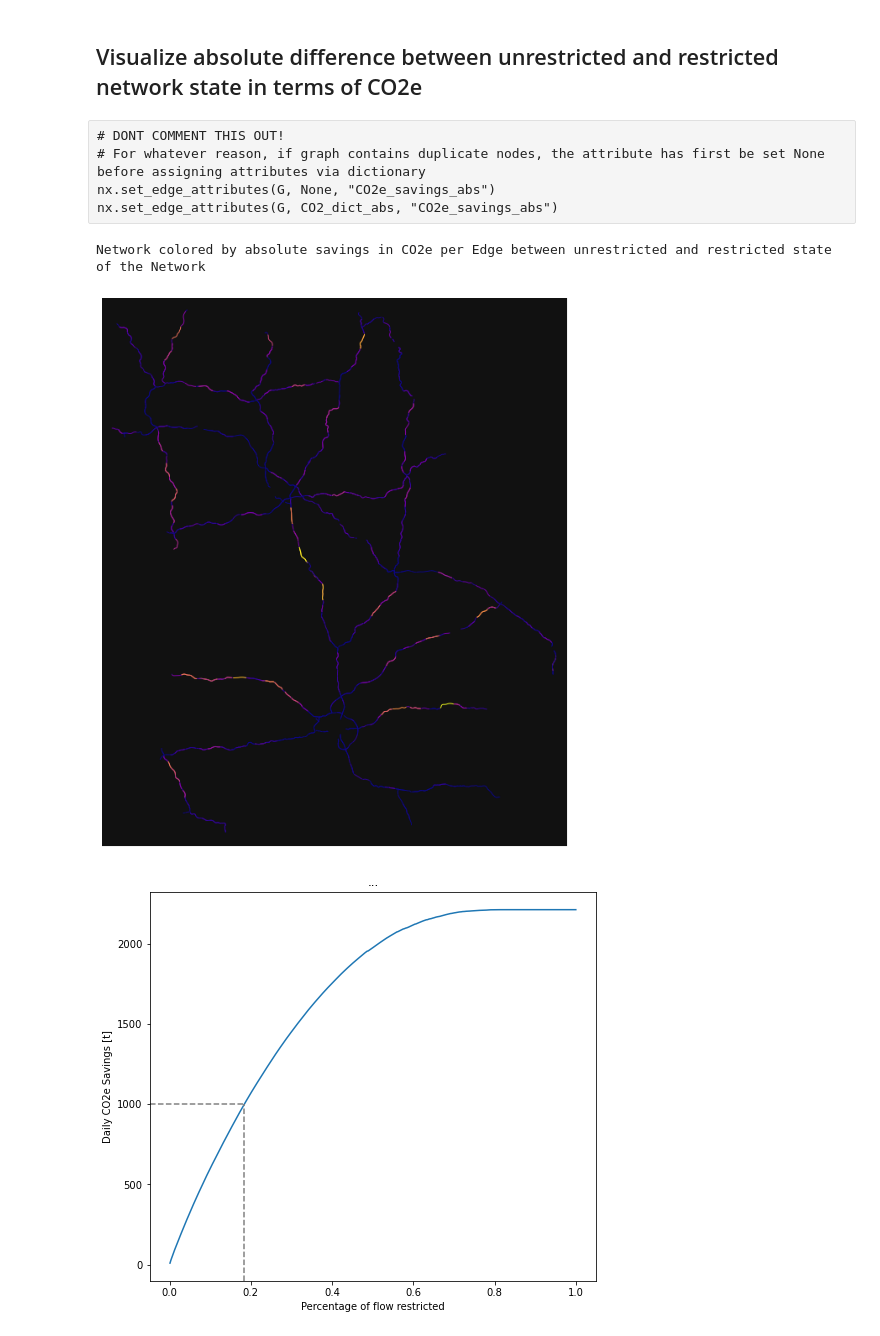
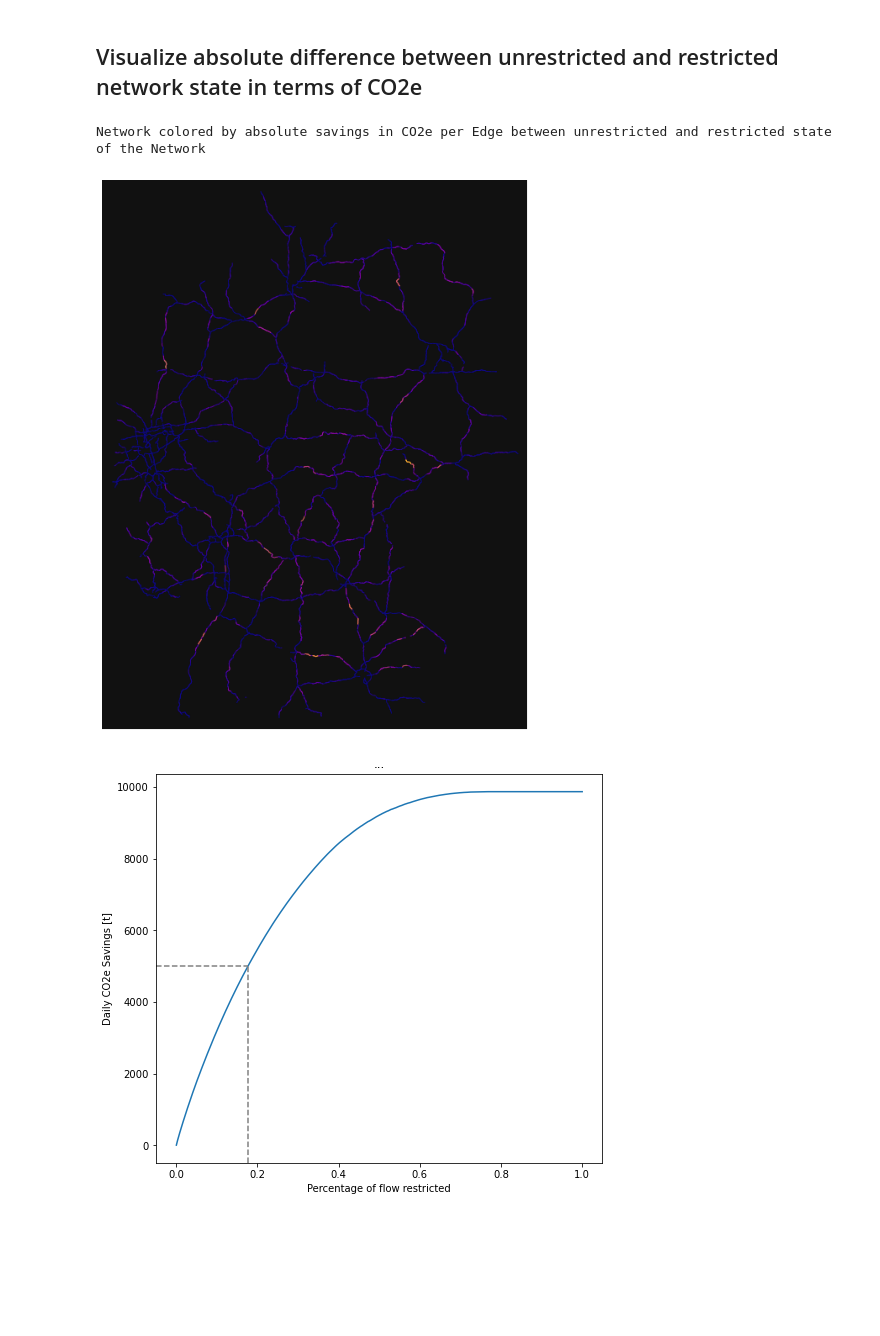
Before and after one commit to jpkunkler/motorway-speedlimit-research, a Jupyter notebook: Germany Road Network Analysis.ipynb, the cells around one changed output. Cells and saved outputs as stored; diff of their text form; code cells hidden in the pictures; blank space fills up the shorter version.

Commit message:
adapted logic and api call for Germany

```diff
--- a/Germany Road Network Analysis.ipynb
+++ b/Germany Road Network Analysis.ipynb
@@ -159,14 +166,24 @@ def get_edge_TomTom_Attribute(requestedTime="16:00", requestedAttribute="travelS
 # %%
-def getSpeedLimitFromList(l):
-    int_speeds = []
-    for val in l:
-        if val != "none" and val != "signals":
-            int_speeds.append(int(val))
+def getSpeedLimit(l):
 
-    if len(int_speeds) > 0:
-        speedlimit = max(int_speeds)
+    speedlimit = 10000
+
+    if isinstance(l, list):
+        int_speeds = []
+        for val in l:
+            if isfloat(val):
+                int_speeds.append(int(val))
+
+        if len(int_speeds) > 0:
+            speedlimit = max(int_speeds)
+        else:
+            return 10000
     else:
-        return 10000
+        if isfloat(l):
+            speedlimit = l
+        if "signal" in l.lower():
+            speedlimit = 120 # assumption
+
 
     return speedlimit
 # %%
@@ -590,0 +608,3 @@ dfObj.to_csv("all_routes_germany.csv", index=False)
+# %%
+dfObj = pd.read_csv("all_routes_germany.csv", converters={"route": lambda x: [x for x in map(int, x.strip("[]").replace("'","").split(", "))],
+                                                         "leg_list": lambda x: [x for x in map(int, x.strip("[]").replace("'","").split(", "))]})
@@ -1323,12 +1368,7 @@ totalCarQuantity = 0
 for e, speedlimit in nx.get_edge_attributes(G,"maxspeed").items():
     if G.edges[e]["highway"] == "motorway":
 
-        if speedlimit == "none":
-            speedlimit = 10000
-        if speedlimit == "signals":
-            speedlimit = 120 # assumption
-        if isinstance(speedlimit, list):
-            speedlimit = getSpeedLimitFromList(speedlimit)
+        speedlimit = getSpeedLimit(speedlimit)
 
         if int(speedlimit) <= threshold:
             motorway_length_under_threshold += G.edges[e]["length"]
@@ -1739,11 +1774,11 @@ for e in G.edges():
         CO2_dict_abs[(*e, 0)] = abs_diff
     else:
         CO2_dict_abs[(*e, 0)] = None
-# %% [raw]
-# DONT COMMENT THIS OUT!
-# For whatever reason, if graph contains duplicate nodes, the attribute has first be set None before assigning attributes via dictionary
-nx.set_edge_attributes(G, None, "CO2e_savings_abs")
-nx.set_edge_attributes(G, CO2_dict_abs, "CO2e_savings_abs")
+# %%
+# DONT COMMENT THIS OUT!
+# For whatever reason, if graph contains duplicate nodes, the attribute has first be set None before assigning attributes via dictionary
+nx.set_edge_attributes(G, None, "CO2e_savings_abs")
+nx.set_edge_attributes(G, CO2_dict_abs, "CO2e_savings_abs")
 # %%
 print("Network colored by absolute savings in CO2e per Edge between unrestricted and restricted state of the Network")
 ec = ox.plot.get_edge_colors_by_attr(G, attr='CO2e_savings_abs', cmap='plasma', na_color="None", equal_size=True)
@@ -1751,7 +1786,7 @@ fig, ax = ox.plot_graph(G, edge_color=ec, edge_linewidth=1, node_size=0, figsize
 #fig.savefig("test.png", dpi=1000)
 # %% [output]
 Network colored by absolute savings in CO2e per Edge between unrestricted and restricted state of the Network
-[figure, old version]
+[figure, new version]
 # %%
 test = nx.get_edge_attributes(G, "CO2e_savings_abs")
 # %%
@@ -1784,31 +1819,31 @@ co2DF["cumulatedRestrictedFlow"] = co2DF["pctShareRestrictedFlow"].cumsum()
 # %%
 fig = plt.figure(figsize=(8,8))
 fig.subplots_adjust(top=0.8)
 ax1 = fig.add_subplot()
 
 
 line, = ax1.plot(co2DF["cumulatedTotalFlow"], co2DF["cumulatedCO2eSavings"] / 1000)
 
 ax1.set_ylabel("Daily CO2e Savings [t]")
 ax1.set_xlabel("Percentage of flow restricted")
 ax1.set_title('...')
 
-relevantY = 1000 # only change this value
+relevantY = 5000 # only change this value
 relevantX = np.interp(relevantY, list(co2DF["cumulatedCO2eSavings"] / 1000), list(co2DF["cumulatedTotalFlow"]))
 
 ylim = ax1.get_ylim()
 maxY = ylim[1] + abs(ylim[0])
 maxPctY = (relevantY + abs(ylim[0]))/maxY
 
 xlim = ax1.get_xlim()
 maxX = xlim[1] + abs(xlim[0])
 maxPctX = (relevantX + abs(xlim[0]))/maxX
 
 plt.axvline(x=relevantX,ymax=maxPctY, linestyle="--", color="gray")
 plt.axhline(y=relevantY, xmax=maxPctX, linestyle="--", color="gray")
 
 plt.show()
 # %% [output]
-[figure, old version]
+[figure, new version]
 # %%
 # Most cars are around Munich, but there are no savings to be found!
```
Also changed, not shown: parts of 26 cells of this notebook, 2 other files.
